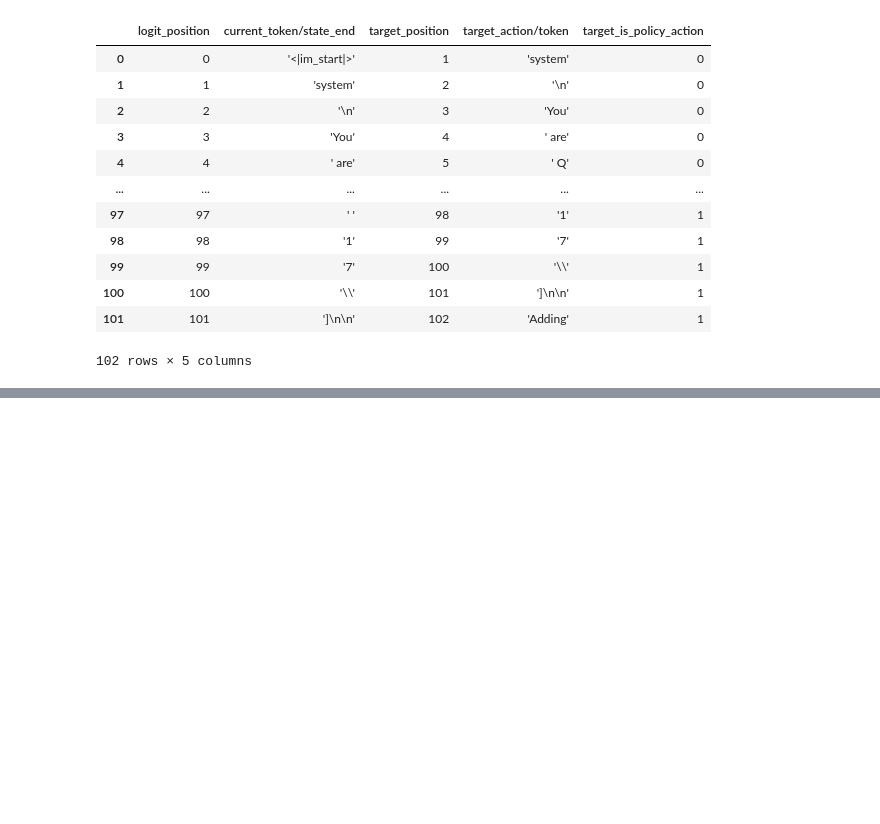
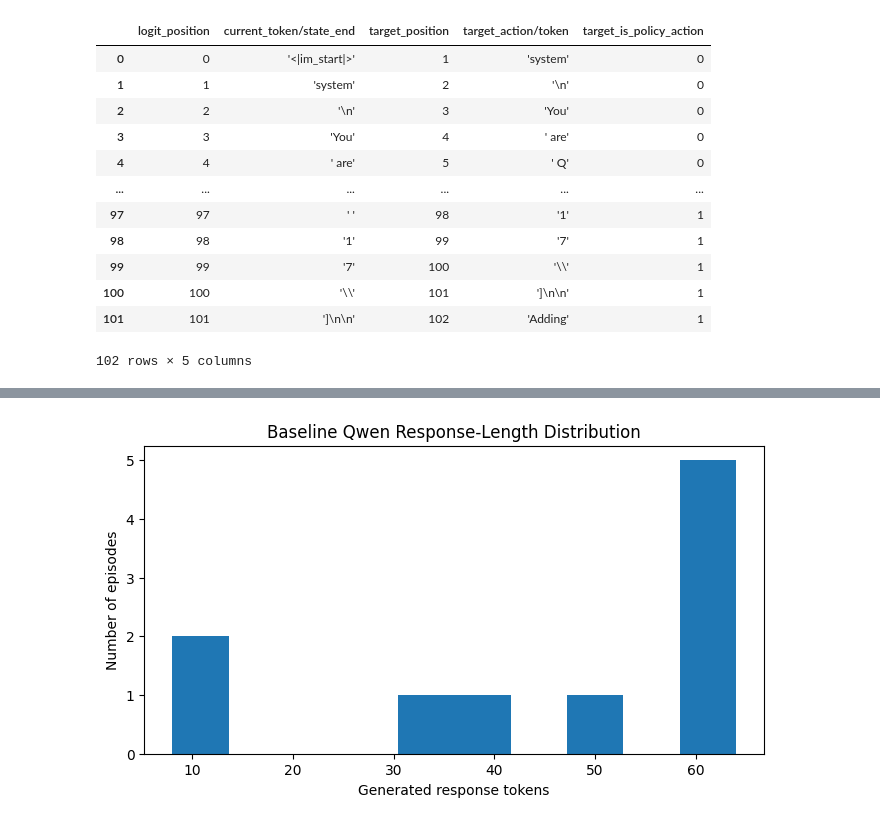
Before and after one commit to ujwal-s-r/Reinforcement-learning, a Jupyter notebook: RL_LLM/0_what_is_RL/6_1_llm_ppo.ipynb, the cells around one changed output, grey strips where cells are left out. Cells and saved outputs as stored; diff of their text form; code cells hidden in the pictures; blank space fills up the shorter version.

```diff
--- a/RL_LLM/0_what_is_RL/6_1_llm_ppo.ipynb
+++ b/RL_LLM/0_what_is_RL/6_1_llm_ppo.ipynb
@@ -1442,0 +1418,23 @@ input_ids[:, 1:]
+# %%
+metrics_rows = []
+
+for i, trajectory_i in enumerate(eval_trajectories):
+
+    metrics_rows.append({
+        "episode": i,
+        "prompt": trajectory_i.prompt_text,
+        "response": trajectory_i.response_text,
+
+        "prompt_tokens": trajectory_i.prompt_length,
+        "response_tokens": trajectory_i.response_length,
+
+        "eos_reached": trajectory_i.eos_reached,
+        "truncated": trajectory_i.truncated,
+
+        "generation_time_sec": trajectory_i.generation_time,
+        "tokens_per_second": trajectory_i.tokens_per_second,
+    })
+
+metrics_df = pd.DataFrame(metrics_rows)
+
+metrics_df
@@ -1442,0 +1494,15 @@ input_ids[:, 1:]
+# %%
+plt.figure(figsize=(8, 4))
+
+plt.hist(
+    metrics_df["response_tokens"],
+    bins=min(10, len(metrics_df)),
+)
+
+plt.xlabel("Generated response tokens")
+plt.ylabel("Number of episodes")
+plt.title("Baseline Qwen Response-Length Distribution")
+
+plt.show()
+# %% [output]
+[figure, added]
```
Also changed, not shown: parts of 27 cells of this notebook.
